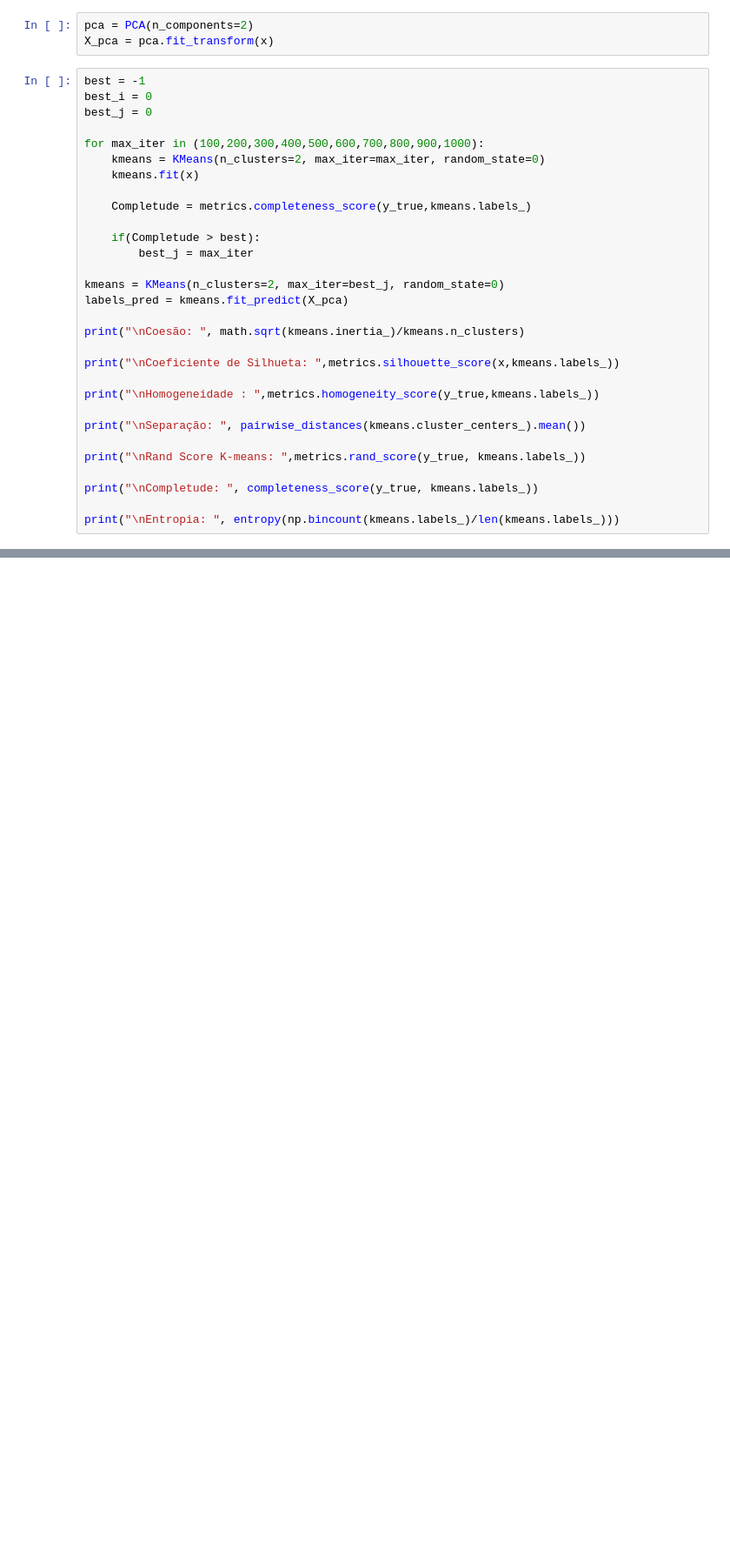
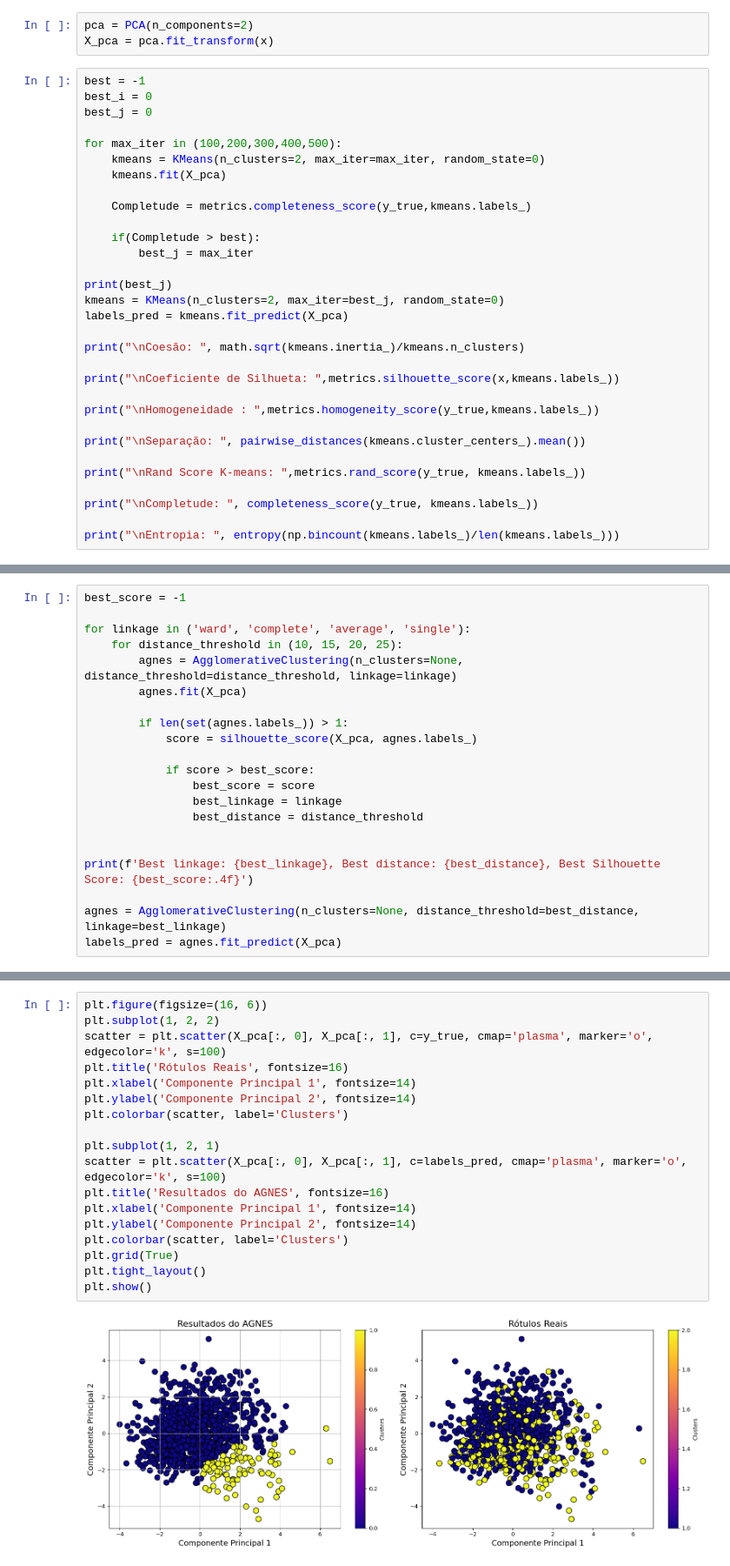
Before and after one commit to Leo-Calsavara/Clustering-MachineLearning, a Jupyter notebook: Clustering.ipynb, the cells around one changed output, grey strips where cells are left out. Shown at 87% size. Drawn from its saved outputs; the diff is of its cells as text; blank space fills up the shorter version.

```diff
--- a/Clustering.ipynb
+++ b/Clustering.ipynb
@@ -32,15 +33,16 @@ best = -1
 best_i = 0
 best_j = 0
 
-for max_iter in (100,200,300,400,500,600,700,800,900,1000):
+for max_iter in (100,200,300,400,500):
     kmeans = KMeans(n_clusters=2, max_iter=max_iter, random_state=0)
-    kmeans.fit(x)
+    kmeans.fit(X_pca)
 
     Completude = metrics.completeness_score(y_true,kmeans.labels_)
 
     if(Completude > best):
         best_j = max_iter
 
+print(best_j)
 kmeans = KMeans(n_clusters=2, max_iter=best_j, random_state=0)
 labels_pred = kmeans.fit_predict(X_pca)
 
@@ -114,0 +179,21 @@ for n_clusters in (2, 3, 4, 5, 6):
+# %%
+best_score = -1
+
+for linkage in ('ward', 'complete', 'average', 'single'):
+    for distance_threshold in (10, 15, 20, 25):
+        agnes = AgglomerativeClustering(n_clusters=None, distance_threshold=distance_threshold, linkage=linkage)
+        agnes.fit(X_pca)
+
+        if len(set(agnes.labels_)) > 1:
+            score = silhouette_score(X_pca, agnes.labels_)
+
+            if score > best_score:
+                best_score = score
+                best_linkage = linkage
+                best_distance = distance_threshold
+
+
+print(f'Best linkage: {best_linkage}, Best distance: {best_distance}, Best Silhouette Score: {best_score:.4f}')
+
+agnes = AgglomerativeClustering(n_clusters=None, distance_threshold=best_distance, linkage=best_linkage)
+labels_pred = agnes.fit_predict(X_pca)
@@ -114,0 +202,20 @@ for n_clusters in (2, 3, 4, 5, 6):
+# %%
+plt.figure(figsize=(16, 6))
+plt.subplot(1, 2, 2)
+scatter = plt.scatter(X_pca[:, 0], X_pca[:, 1], c=y_true, cmap='plasma', marker='o', edgecolor='k', s=100)
+plt.title('Rótulos Reais', fontsize=16)
+plt.xlabel('Componente Principal 1', fontsize=14)
+plt.ylabel('Componente Principal 2', fontsize=14)
+plt.colorbar(scatter, label='Clusters')
+
+plt.subplot(1, 2, 1)
+scatter = plt.scatter(X_pca[:, 0], X_pca[:, 1], c=labels_pred, cmap='plasma', marker='o', edgecolor='k', s=100)
+plt.title('Resultados do AGNES', fontsize=16)
+plt.xlabel('Componente Principal 1', fontsize=14)
+plt.ylabel('Componente Principal 2', fontsize=14)
+plt.colorbar(scatter, label='Clusters')
+plt.grid(True)
+plt.tight_layout()
+plt.show()
+# %% [output]
+[figure, added]
```
Also changed, not shown: parts of 10 cells of this notebook.
